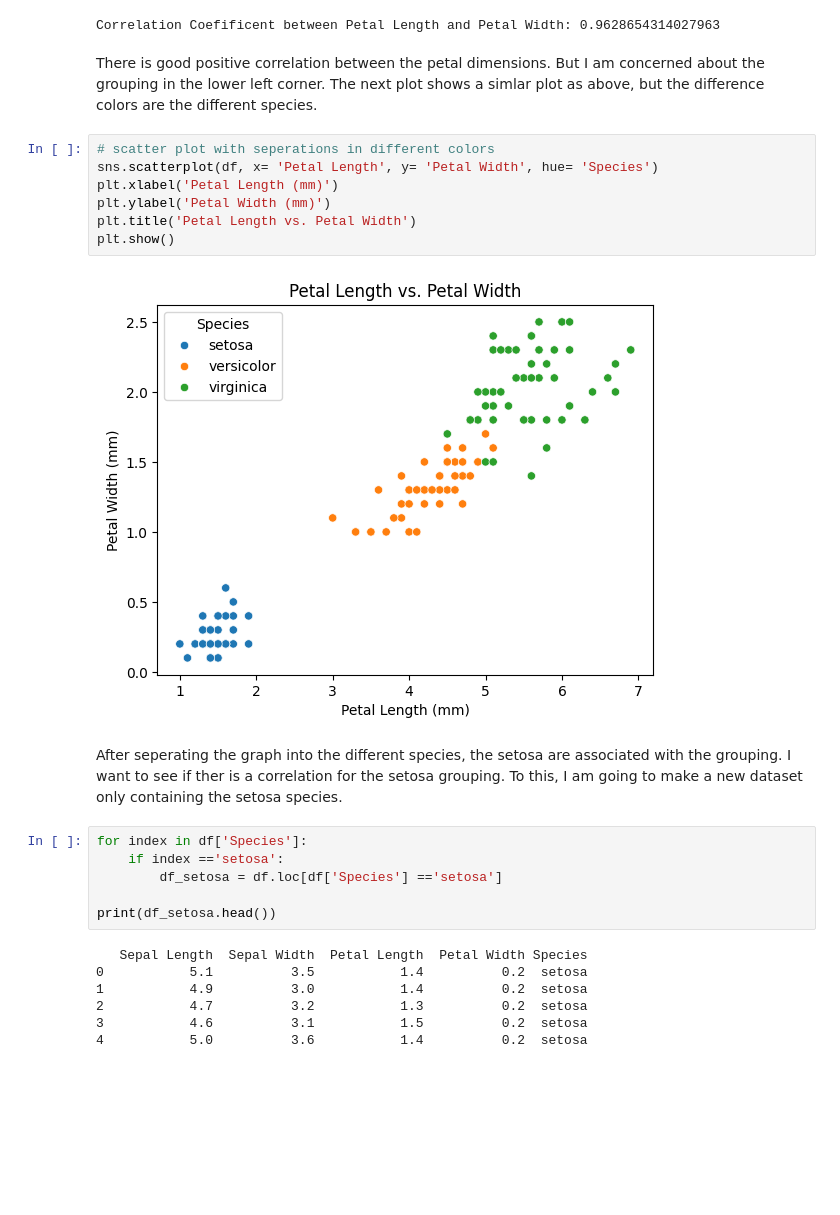
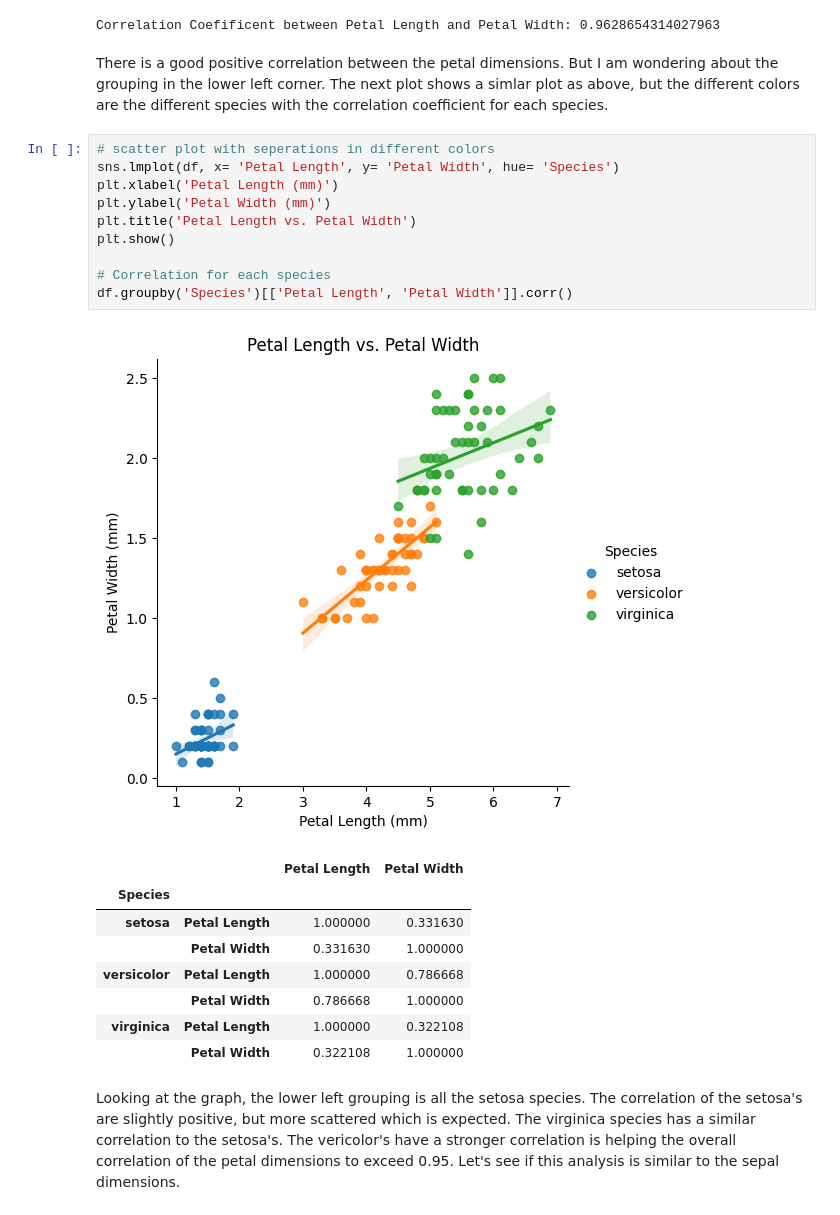
Before and after one commit to Bshell13/datafun-04-jupyter, a Jupyter notebook: shellenberger_eda.ipynb, the cells around one changed output. Saved outputs shown, nothing was run; the diff lists cells and outputs as text; blank space fills up the shorter version.

```diff
--- a/shellenberger_eda.ipynb
+++ b/shellenberger_eda.ipynb
@@ -132,28 +132,26 @@ print(f'Correlation Coefificent between Petal Length and Petal Width: {df["Petal
 [figure]
 Correlation Coefificent between Petal Length and Petal Width: 0.9628654314027963
 # %% [markdown]
-There is good positive correlation between the petal dimensions. But I am concerned about the grouping in the lower left corner. The next plot shows a simlar plot as above, but the difference colors are the different species.
+There is a good positive correlation between the petal dimensions. But I am wondering about the grouping in the lower left corner. The next plot shows a simlar plot as above, but the different colors are the different species with the correlation coefficient for each species.
 # %%
 # scatter plot with seperations in different colors
-sns.scatterplot(df, x= 'Petal Length', y= 'Petal Width', hue= 'Species')
+sns.lmplot(df, x= 'Petal Length', y= 'Petal Width', hue= 'Species')
 plt.xlabel('Petal Length (mm)')
 plt.ylabel('Petal Width (mm)')
 plt.title('Petal Length vs. Petal Width')
 plt.show()
+
+# Correlation for each species
+df.groupby('Species')[['Petal Length', 'Petal Width']].corr()
 # %% [output]
-[figure, old version]
+[figure, new version]
+|  |  | Petal Length | Petal Width |
+| Species |  |  |  |
+| setosa | Petal Length | 1.000000 | 0.331630 |
+|  | Petal Width | 0.331630 | 1.000000 |
+| versicolor | Petal Length | 1.000000 | 0.786668 |
+|  | Petal Width | 0.786668 | 1.000000 |
+| virginica | Petal Length | 1.000000 | 0.322108 |
+|  | Petal Width | 0.322108 | 1.000000 |
-# %% [markdown]
-After seperating the graph into the different species, the setosa are associated with the grouping. I want to see if ther is a correlation for the setosa grouping. To this, I am going to make a new dataset only containing the setosa species.
-# %%
-for index in df['Species']:
-    if index =='setosa':
-        df_setosa = df.loc[df['Species'] =='setosa']
-
-print(df_setosa.head())
-# %% [output]
-   Sepal Length  Sepal Width  Petal Length  Petal Width Species
-0           5.1          3.5           1.4          0.2  setosa
-1           4.9          3.0           1.4          0.2  setosa
-2           4.7          3.2           1.3          0.2  setosa
-3           4.6          3.1           1.5          0.2  setosa
-4           5.0          3.6           1.4          0.2  setosa
+# %% [markdown]
+Looking at the graph, the lower left grouping is all the setosa species. The correlation of the setosa's are slightly positive, but more scattered which is expected. The virginica species has a similar correlation to the setosa's. The vericolor's have a stronger correlation is helping the overall correlation of the petal dimensions to exceed 0.95. Let's see if this analysis is similar to the sepal dimensions.
```
Also changed, not shown: parts of 8 cells of this notebook.
